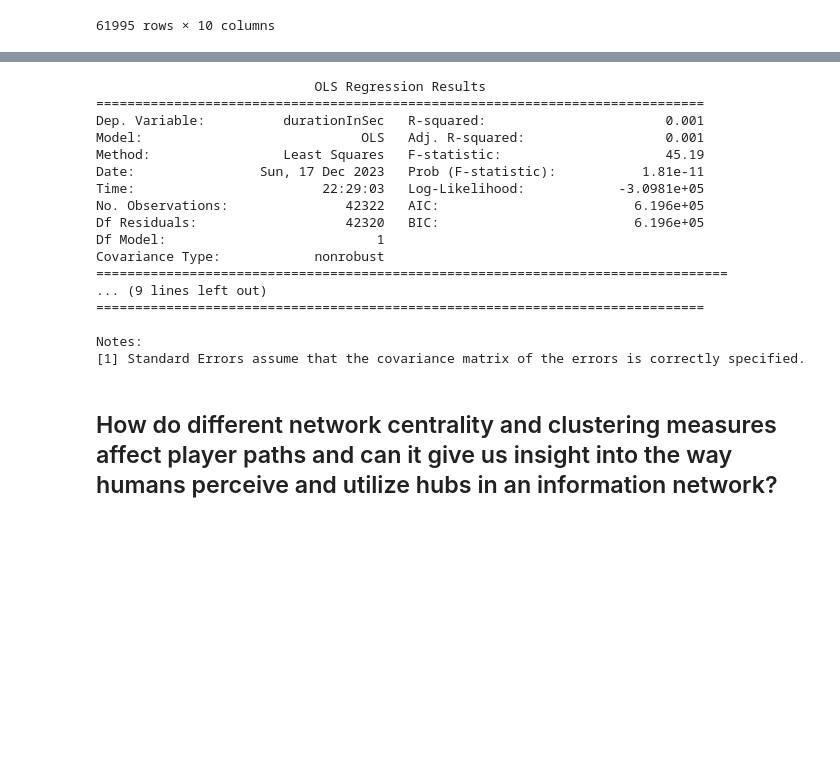
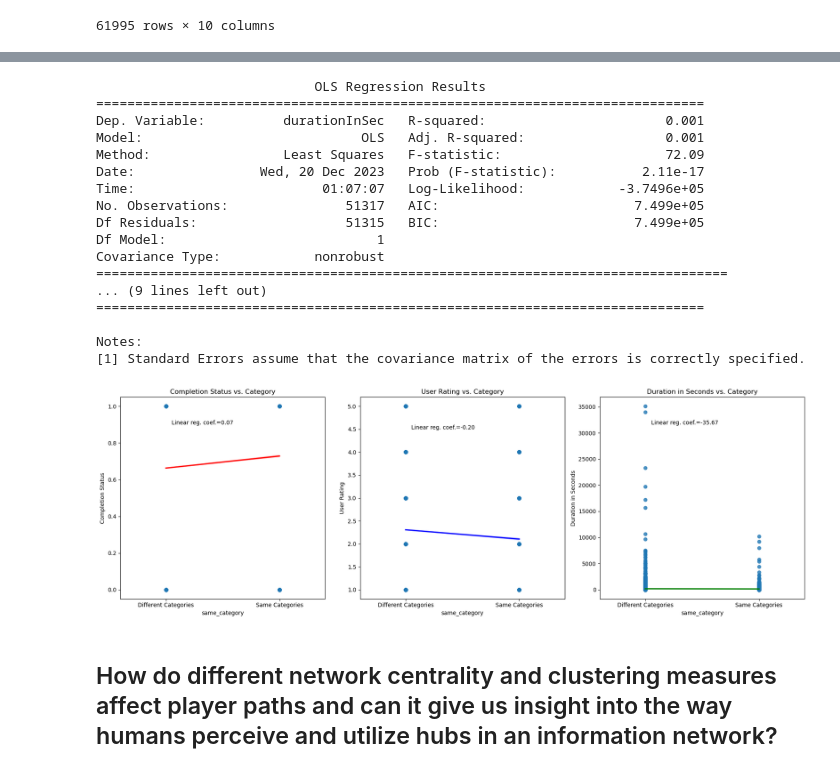
Before and after one commit to epfl-ada/ada-2023-project-epfldatadynamos, a Jupyter notebook: tong_new_analysis.ipynb, the cells around one changed output, grey strips where cells are left out. Drawn from its saved outputs; the diff is of its cells as text; code cells hidden in the pictures; blank space fills up the shorter version.

```diff
--- a/tong_new_analysis.ipynb
+++ b/tong_new_analysis.ipynb
@@ -312,7 +312,7 @@ def have_common_category(start, target):
     target_categories = set(article_to_categories.get(target, []))
     return int(len(start_categories.intersection(target_categories)) > 0)
 
-filtered_paths.loc[:, 'same_category'] = filtered_paths.apply(
+all_paths.loc[:, 'same_category'] = all_paths.apply(
     lambda row: have_common_category(row['start'], row['target']), axis=1)
 # %%
 filtered_paths
@@ -354,20 +385,20 @@ Covariance Type:            nonrobust
 Notes:
 [1] Standard Errors assume that the covariance matrix of the errors is correctly specified.
 # %%
-model = smf.ols(formula='durationInSec ~ same_category',
-                data=filtered_paths[filtered_paths['finished'] == 1])
-results = model.fit()
-print(results.summary())
+modeld = smf.ols(formula='durationInSec ~ same_category',
+                data=all_paths[all_paths['finished'] == 1])
+resultsd = modeld.fit()
+print(resultsd.summary())
 # %% [output]
                             OLS Regression Results
 ==============================================================================
 Dep. Variable:          durationInSec   R-squared:                       0.001
 Model:                            OLS   Adj. R-squared:                  0.001
-Method:                 Least Squares   F-statistic:                     45.19
-Date:                Sun, 17 Dec 2023   Prob (F-statistic):           1.81e-11
-Time:                        22:29:03   Log-Likelihood:            -3.0981e+05
-No. Observations:               42322   AIC:                         6.196e+05
-Df Residuals:                   42320   BIC:                         6.196e+05
+Method:                 Least Squares   F-statistic:                     72.09
+Date:                Wed, 20 Dec 2023   Prob (F-statistic):           2.11e-17
+Time:                        01:07:07   Log-Likelihood:            -3.7496e+05
+No. Observations:               51317   AIC:                         7.499e+05
+Df Residuals:                   51315   BIC:                         7.499e+05
 Df Model:                           1
 Covariance Type:            nonrobust
 =================================================================================
@@ -376,6 +407,55 @@ Covariance Type:            nonrobust
 
 Notes:
 [1] Standard Errors assume that the covariance matrix of the errors is correctly specified.
+# %%
+
+modelf = smf.ols(formula='finished ~ same_category', data=all_paths)
+resultsf = modelf.fit()
+modelr = smf.ols(formula='rating ~ same_category', data=all_paths)
+resultsr = modelr.fit()
+modeld = smf.ols(formula='durationInSec ~ same_category', data=all_paths[all_paths['finished'] == 1])
+resultsd = modeld.fit()
+
+fig, axs = plt.subplots(1, 3, figsize=(18, 6))
+
+# Custom function to adjust x-axis
+def set_xaxis_labels(ax):
+    ax.set_xticks([0, 1])
+    ax.set_xlim(left=-0.4, right=1.4)
+    ax.set_xticklabels(['Different Categories', 'Same Categories'])
+
+# Plot the first regression with confidence interval
+sns.regplot(x='same_category', y='finished', data=all_paths, ax=axs[0], line_kws={'color': 'red'})
+axs[0].set_title('Completion Status vs. Category')
+axs[0].set_ylabel('Completion Status')
+set_xaxis_labels(axs[0])
+
+# Plot the second regression with confidence interval
+sns.regplot(x='same_category', y='rating', data=all_paths, ax=axs[1], line_kws={'color': 'blue'})
+axs[1].set_title('User Rating vs. Category')
+axs[1].set_ylabel('User Rating')
+set_xaxis_labels(axs[1])
+
+# Plot the third regression with confidence interval
+sns.regplot(x='same_category', y='durationInSec', data=all_paths[all_paths['finished'] == 1], ax=axs[2], line_kws={'color': 'green'})
+axs[2].set_title('Duration in Seconds vs. Category')
+axs[2].set_ylabel('Duration in Seconds')
+set_xaxis_labels(axs[2])
+
+# Calculate the coefficients
+coef_finished = resultsf.params['same_category']
+coef_rating = resultsr.params['same_category']
+coef_duration = resultsd.params['same_category']
+
+axs[0].text(x=0.05, y=max(filtered_paths['finished']) * 0.9, s=f'Linear reg. coef.={coef_finished:.2f}', color='black')
+axs[1].text(x=0.05, y=max(filtered_paths['rating']) * 0.9, s=f'Linear reg. coef.={coef_rating:.2f}', color='black')
+axs[2].text(x=0.05, y=max(filtered_paths[filtered_paths['finished'] == 1]['durationInSec']) * 0.9, s=f'Linear reg. coef.={coef_duration:.2f}', color='black')
+
+
+plt.tight_layout()
+plt.show()
+# %% [output]
+[figure, added]
 # %% [markdown]
 ## How do different network centrality and clustering measures affect player paths and can it give us insight into the way humans perceive and utilize hubs in an information network?
 # %%
```
Also changed, not shown: parts of 3 cells of this notebook, 1 other file.
